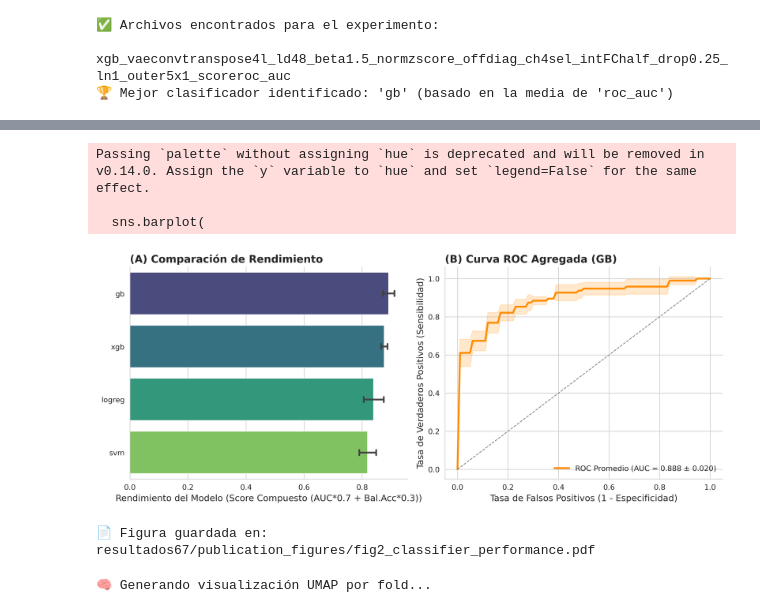
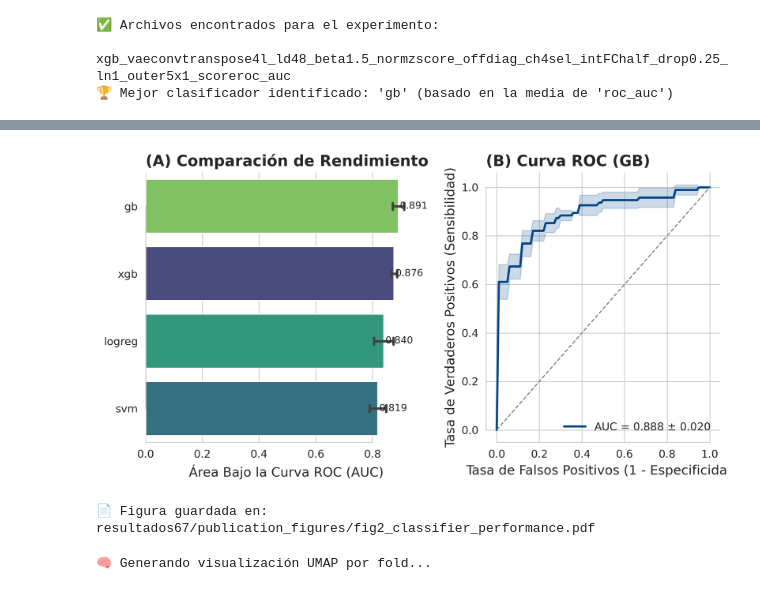
Before and after one commit to SantiagoVBlasL/limpio, a Jupyter notebook: ablation_67_plots.ipynb, the cells around one changed output, grey strips where cells are left out. Drawn from its saved outputs; the diff is of its cells as text; code cells hidden in the pictures.

```diff
--- a/ablation_67_plots.ipynb
+++ b/ablation_67_plots.ipynb
@@ -162,64 +162,67 @@ if histories is not None:
 📄 Figura guardada en: resultados67/publication_figures/fig1_vae_training_curves.pdf
 # %%
-if metrics_df is not None:
-    fig = plt.figure(figsize=(12, 5))
-    gs = fig.add_gridspec(1, 2)
+if not metrics_df.empty:
+    fig = plt.figure(figsize=(12, 4.5))
+    gs = fig.add_gridspec(1, 3, width_ratios=[1.2, 1, 1])
 
     # --- Panel A: Comparación de AUC ---
     ax1 = fig.add_subplot(gs[0, 0])
     order = metrics_df.groupby('classifier')[scoring_metric].mean().sort_values(ascending=False).index
 
     sns.barplot(
-        data=metrics_df, y='classifier', x=scoring_metric,
-        order=order, palette='viridis', ax=ax1,
+        data=metrics_df, x=scoring_metric, y='classifier',
+        order=order, palette='viridis', ax=ax1, hue='classifier', legend=False,
         errorbar='sd', capsize=0.1
     )
-    ax1.set_xlabel(f"Rendimiento del Modelo ({key_metrics[scoring_metric]})")
+    # Añadir texto con los valores
+    for i, clf in enumerate(order):
+        mean_score = metrics_df[metrics_df['classifier'] == clf][scoring_metric].mean()
+        ax1.text(mean_score + 0.005, i, f'{mean_score:.3f}', va='center', ha='left', fontsize=9)
+
+    ax1.set_xlabel("Área Bajo la Curva ROC (AUC)")
     ax1.set_ylabel("")
+    ax1.set_xlim(right=metrics_df[scoring_metric].max() * 1.08) # Espacio para texto
     ax1.set_title("(A) Comparación de Rendimiento", loc='left', weight='bold')
-    sns.despine(ax=ax1)
+    sns.despine(ax=ax1, trim=True)
 
     # --- Panel B: Curva ROC Agregada del Mejor Modelo ---
     ax2 = fig.add_subplot(gs[0, 1])
     tprs = []
     base_fpr = np.linspace(0, 1, 101)
 
     best_clf_preds = [p for p in predictions if p['classifier'] == best_clf_name]
 
     for pred in best_clf_preds:
         fpr, tpr, _ = roc_curve(pred['y_test'], pred['proba_test'])
         tpr_interp = np.interp(base_fpr, fpr, tpr)
         tpr_interp[0] = 0.0
         tprs.append(tpr_interp)
 
     tprs = np.array(tprs)
     mean_tprs = tprs.mean(axis=0)
     std_tprs = tprs.std(axis=0)
 
     mean_auc = auc(base_fpr, mean_tprs)
-    auc_std = metrics_df[metrics_df["classifier"] == best_clf_name]["auc"].std()
+    auc_std = metrics_df[metrics_df["classifier"] == best_clf_name][scoring_metric].std()
 
-    ax2.plot(base_fpr, mean_tprs, color='darkorange', lw=2.5, label=f'ROC Promedio (AUC = {mean_auc:.3f} $\\pm$ {auc_std:.3f})')
-    ax2.fill_between(base_fpr, mean_tprs - std_tprs, mean_tprs + std_tprs, color='darkorange', alpha=0.2)
+    ax2.plot(base_fpr, mean_tprs, color='#004488', lw=2, label=f'AUC = {mean_auc:.3f} $\\pm$ {auc_std:.3f}')
+    ax2.fill_between(base_fpr, mean_tprs - std_tprs, mean_tprs + std_tprs, color='#004488', alpha=0.2)
     ax2.plot([0, 1], [0, 1], linestyle='--', color='gray', lw=1)
 
     ax2.set_xlabel("Tasa de Falsos Positivos (1 - Especificidad)")
     ax2.set_ylabel("Tasa de Verdaderos Positivos (Sensibilidad)")
-    ax2.set_title(f"(B) Curva ROC Agregada ({best_clf_name.upper()})", loc='left', weight='bold')
+    ax2.set_title(f"(B) Curva ROC ({best_clf_name.upper()})", loc='left', weight='bold')
     ax2.legend(loc='lower right', frameon=False)
-    sns.despine(ax=ax2)
+    sns.despine(ax=ax2,trim=True)
 
     plt.tight_layout()
     fig_path = OUTPUT_FIG_DIR / "fig2_classifier_performance.pdf"
     fig.savefig(fig_path, dpi=300)
     plt.show()
     print(f"📄 Figura guardada en: {fig_path}")
 # %% [output]
+[figure, new version]
-Passing `palette` without assigning `hue` is deprecated and will be removed in v0.14.0. Assign the `y` variable to `hue` and set `legend=False` for the same effect.
-
-  sns.barplot(
+📄 Figura guardada en: resultados67/publication_figures/fig2_classifier_performance.pdf
-[figure, old version]
-📄 Figura guardada en: resultados67/publication_figures/fig2_classifier_performance.pdf
 # %%
 import umap.umap_ as umap
 from matplotlib.patches import Ellipse
```
Also changed, not shown: parts of 3 cells of this notebook.
